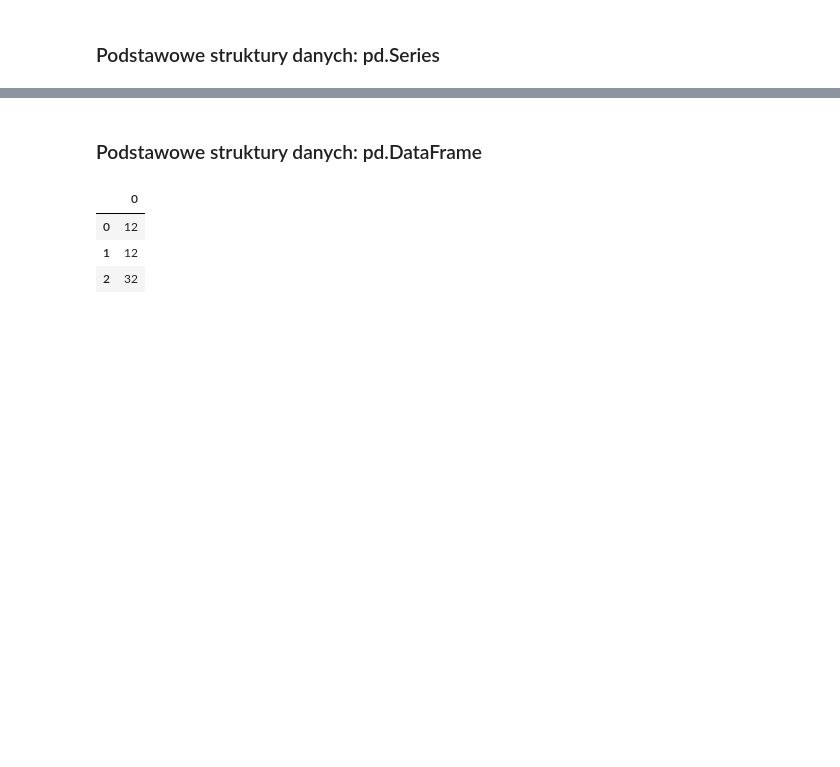
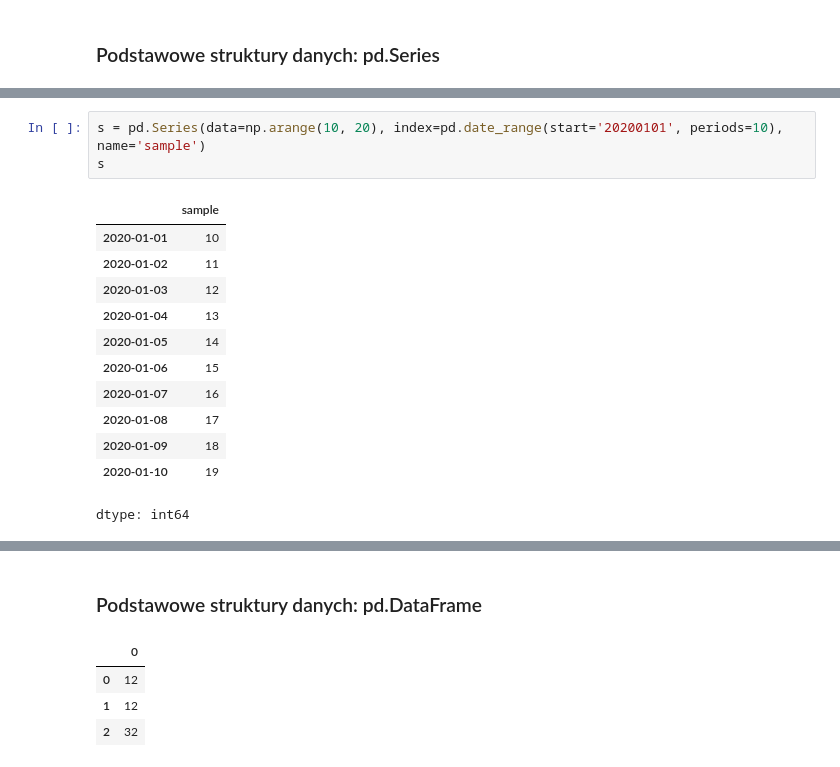
Before and after one commit to ArkSze78/Data-Science_Bootcamp, a Jupyter notebook: 02_analiza_danych/01_pandas_intro.ipynb, the cells around one changed output, grey strips where cells are left out. Drawn from its saved outputs; the diff is of its cells as text; blank space fills up the shorter version.

```diff
--- a/02_analiza_danych/01_pandas_intro.ipynb
+++ b/02_analiza_danych/01_pandas_intro.ipynb
@@ -194,0 +79,16 @@ dtype: float64
+# %%
+s = pd.Series(data=np.arange(10, 20), index=pd.date_range(start='20200101', periods=10), name='sample')
+s
+# %% [output]
+|  | sample |
+| 2020-01-01 | 10 |
+| 2020-01-02 | 11 |
+| 2020-01-03 | 12 |
+| 2020-01-04 | 13 |
+| 2020-01-05 | 14 |
+| 2020-01-06 | 15 |
+| 2020-01-07 | 16 |
+| 2020-01-08 | 17 |
+| 2020-01-09 | 18 |
+| 2020-01-10 | 19 |
+dtype: int64
```
Also changed, not shown: parts of 43 cells of this notebook.
